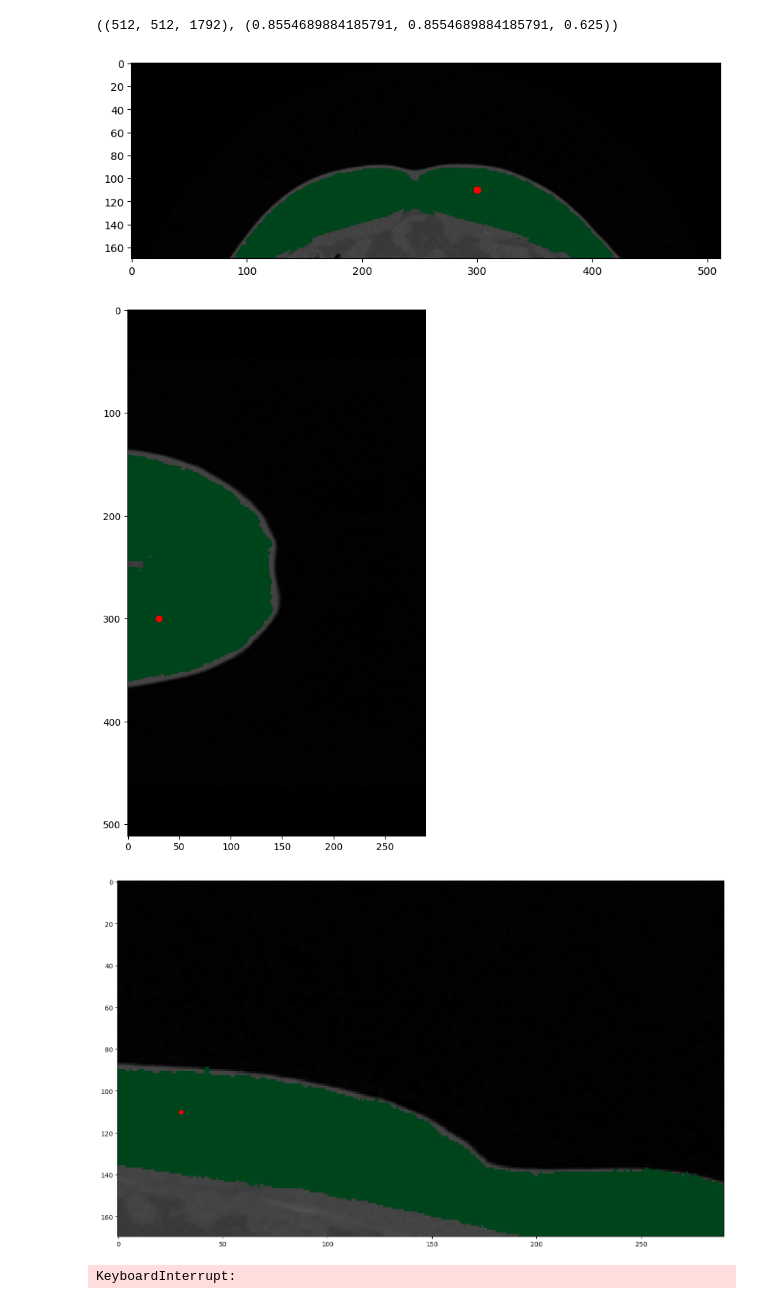
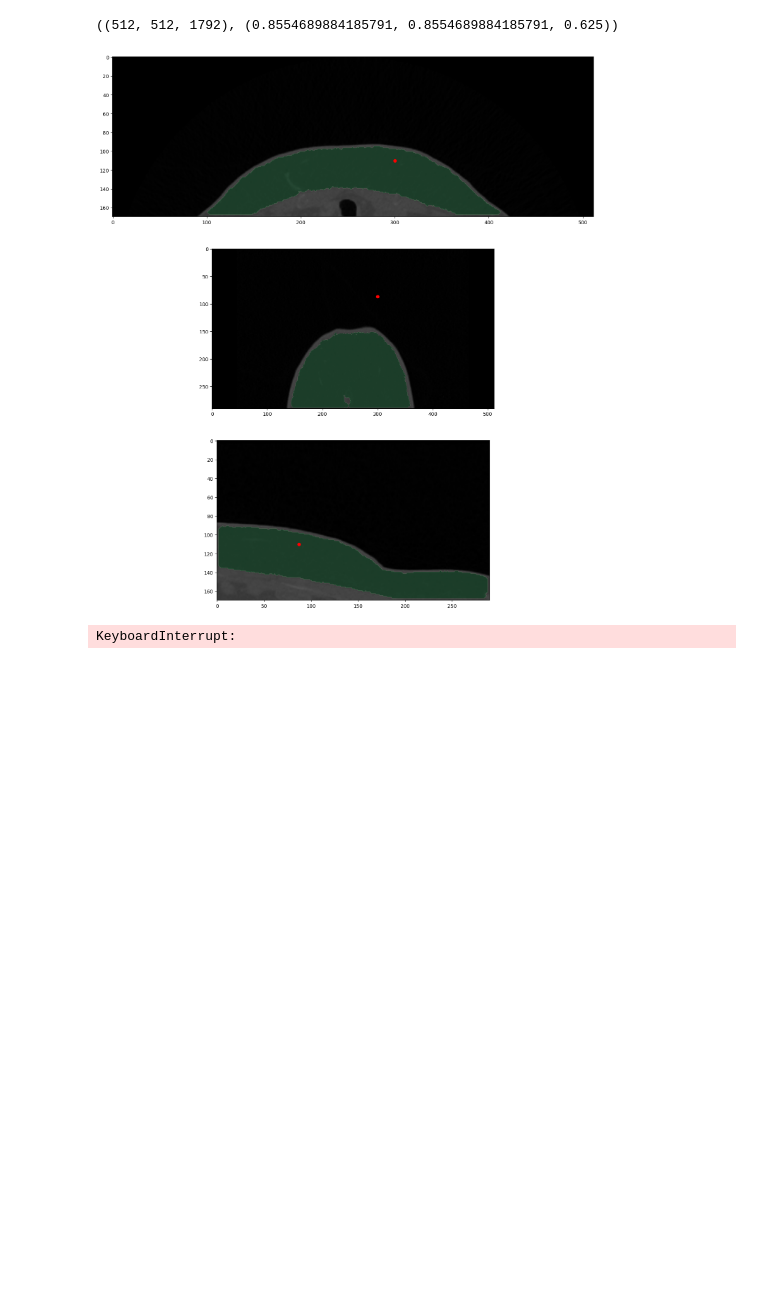
Before and after one commit to HosseinOutward/VUB-ACS-24_Hospital_Project, a Jupyter notebook: HP Clean.ipynb, the cells around one changed output. Drawn from its saved outputs; the diff is of its cells as text; code cells hidden in the pictures; blank space fills up the shorter version.

Commit message:
kill me but without holes 2.0

```diff
--- a/HP Clean.ipynb
+++ b/HP Clean.ipynb
@@ -97,6 +93,10 @@ sitk_image, seed = crop_image(_sitk_image, seed, line_points)
 
 # show_slice(sitk.GetArrayFromImage(sitk_image), None, seed)
 # %%
+from functools import lru_cache
+from scipy.ndimage import binary_erosion, binary_closing
+
+
 def fill_small_holes(mask, max_size):
     # Find all connected components in the mask.
     num_labels, labels, stats, _ = cv2.connectedComponentsWithStats(1 - mask.astype(np.uint8))
@@ -118,53 +118,56 @@ def remove_small_objects_windowed(mask, window_size=3, min_size=[1500, 600, 600]
         for i in range(0, mask.shape[element], k):
             for j in range(0, k, k // 2):
                 slicing_array[element] = slice(i, i+k)
+                # todo: replace remove_small_objects with a function that keeps the labels
                 mask[*slicing_array] = remove_small_objects(mask[*slicing_array], min_size=min_size[element])
 
     return mask
 
 def fat_region_growing(sitk_image, seed, lower=-150, upper=-50):
     return sitk.GetArrayFromImage(sitk.ConnectedThreshold(sitk_image, seedList=[seed[::-1]], lower=lower, upper=upper))
 
 def get_larger_than_fat_area(sitk_image, seed):
     mask = fat_region_growing(sitk_image, seed)
 
     mask = gaussian_filter(mask, 0.1).astype(np.uint8)
+
     mask = binary_opening(mask, iterations=2).astype(np.uint8)
+    mask = binary_erosion(mask, iterations=1)
+    mask = remove_small_objects_windowed(mask, window_size=3, min_size=[2500, 1000, 1000])
+    mask = binary_dilation(mask, iterations=7)
+    mask = binary_erosion(mask, iterations=1)
 
-    mask = remove_small_objects_windowed(mask, window_size=3, min_size=[2500, 1000, 1000])
-
-    mask = binary_fill_holes(mask)
-    mask = binary_dilation(mask, iterations=2)
-    mask = [fill_small_holes(s, 50) for s in mask]
-    mask = np.array(mask)
-    mask = binary_dilation(mask, iterations=3)
     return mask.astype(bool)
 
 def get_fat_and_organ_area(sitk_image, seed):
     mask = fat_region_growing(sitk_image, seed, lower=-160, upper=-40)
-    mask = binary_dilation(mask, iterations=1)
+    mask = binary_fill_holes(mask)
 
     return mask.astype(bool)
 
 def get_fat_area(sitk_image, seed):
     fat_dilated = get_larger_than_fat_area(sitk_image, seed)
     fat_and_organ = get_fat_and_organ_area(sitk_image, seed)
     mask = fat_and_organ * fat_dilated
 
+    mask=binary_opening(mask, iterations=1).astype(np.uint8)
+    mask = gaussian_filter(mask, 0.1).astype(np.uint8)
+    mask = remove_small_objects_windowed(mask, window_size=3, min_size=[2500, 1000, 1000])
+    mask = 1-remove_small_objects_windowed(1-mask, window_size=3, min_size=[2500, 1000, 1000])
+
+    mask = binary_closing(mask, iterations=2)
+    mask = binary_opening(mask, iterations=2)
+    mask = gaussian_filter(mask, 0.1).astype(np.uint8)
     mask = binary_fill_holes(mask)
-    mask = [fill_small_holes(s, 50) for s in mask]
-    mask = np.array(mask)
 
     return mask.astype(bool)
 
 mask = get_fat_area(sitk_image, seed)
 
 img = sitk.GetArrayFromImage(_sitk_image)[line_points["z_below_fat"]:line_points["z_above_fat"], :line_points["y_below_fat"], :]
-show_slice(img, mask, (seed[0], seed[1], seed[2]))
+show_slice(img, mask, (203, seed[1], seed[2]))
 # %% [output]
-[figure, old version]
+[figure, new version]
-[figure, removed]
-[figure, removed]
 # %%
 HP = {
     "slice_no": Nfgd,  ## slice to visualize
```
Also changed, not shown: parts of 1 cell of this notebook.
